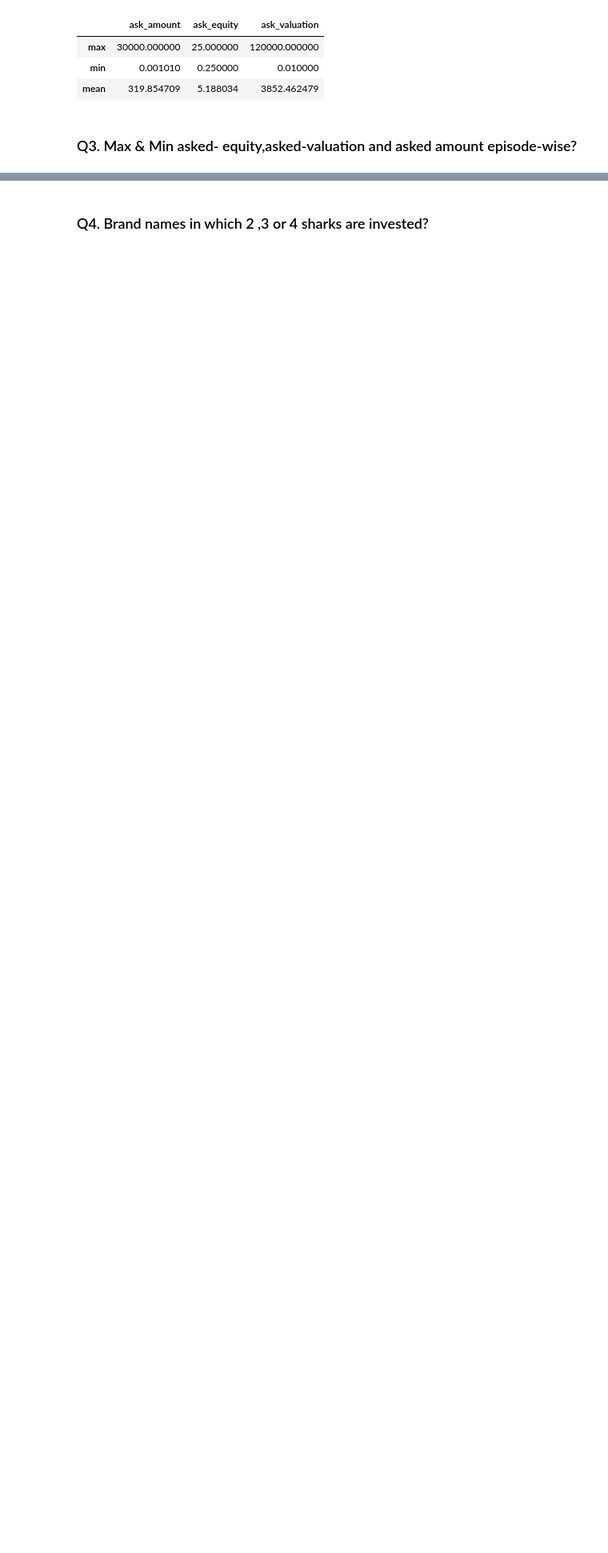
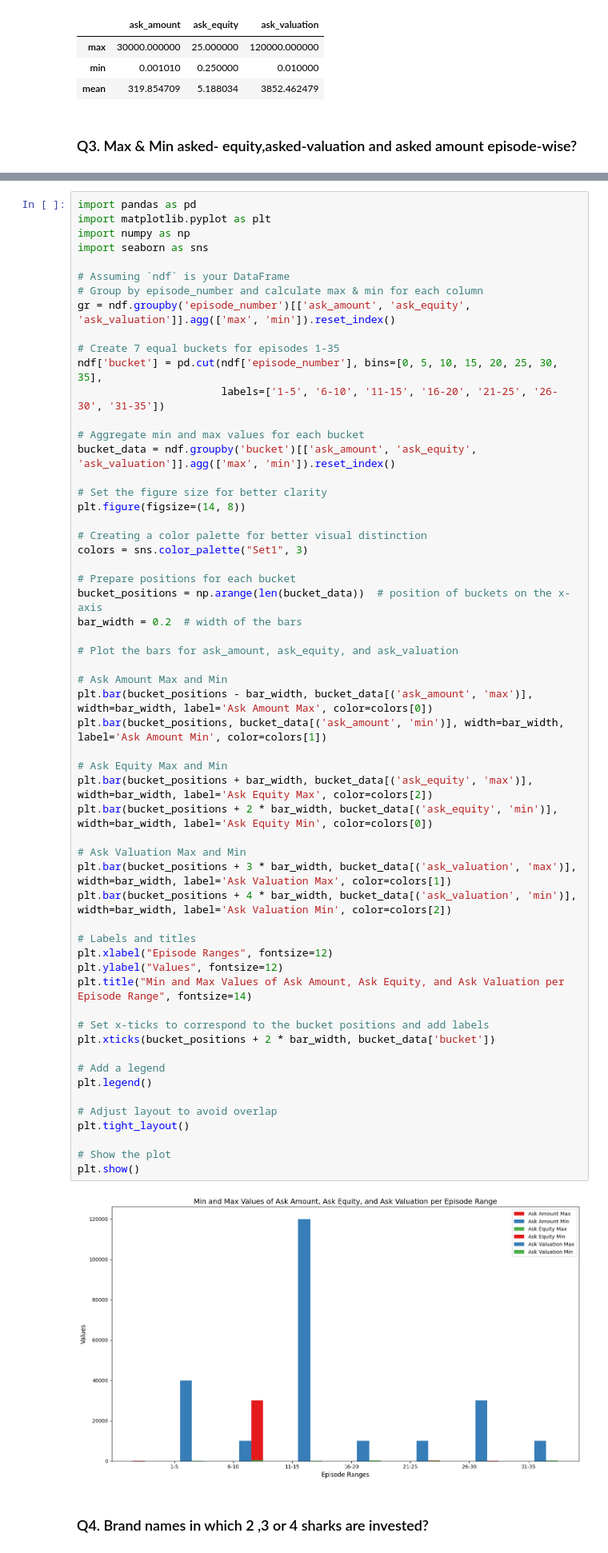
Before and after one commit to MoyukhRoy/Exploratory-Data-Analysis-EDA-, a Jupyter notebook: Shark tank/EDA_Sharktank.ipynb, the cells around one changed output, grey strips where cells are left out. Shown at 80% size. Saved outputs shown, nothing was run; the diff lists cells and outputs as text; blank space fills up the shorter version.

```diff
--- a/Shark tank/EDA_Sharktank.ipynb
+++ b/Shark tank/EDA_Sharktank.ipynb
@@ -147,6 +148,65 @@ gr
 | 33 | 40.0 | 35.00000 | 10.0 | 1.00 | 3500.00 | 400.00 |
 | 34 | 100.0 | 30.00000 | 10.0 | 1.00 | 10000.00 | 400.00 |
 | 35 | 100.0 | 40.00000 | 8.0 | 2.50 | 4000.00 | 500.00 |
+# %%
+import pandas as pd
+import matplotlib.pyplot as plt
+import numpy as np
+import seaborn as sns
+
+# Assuming `ndf` is your DataFrame
+# Group by episode_number and calculate max & min for each column
+gr = ndf.groupby('episode_number')[['ask_amount', 'ask_equity', 'ask_valuation']].agg(['max', 'min']).reset_index()
+
+# Create 7 equal buckets for episodes 1-35
+ndf['bucket'] = pd.cut(ndf['episode_number'], bins=[0, 5, 10, 15, 20, 25, 30, 35],
+                       labels=['1-5', '6-10', '11-15', '16-20', '21-25', '26-30', '31-35'])
+
+# Aggregate min and max values for each bucket
+bucket_data = ndf.groupby('bucket')[['ask_amount', 'ask_equity', 'ask_valuation']].agg(['max', 'min']).reset_index()
+
+# Set the figure size for better clarity
+plt.figure(figsize=(14, 8))
+
+# Creating a color palette for better visual distinction
+colors = sns.color_palette("Set1", 3)
+
+# Prepare positions for each bucket
+bucket_positions = np.arange(len(bucket_data))  # position of buckets on the x-axis
+bar_width = 0.2  # width of the bars
+
+# Plot the bars for ask_amount, ask_equity, and ask_valuation
+
+# Ask Amount Max and Min
+plt.bar(bucket_positions - bar_width, bucket_data[('ask_amount', 'max')], width=bar_width, label='Ask Amount Max', color=colors[0])
+plt.bar(bucket_positions, bucket_data[('ask_amount', 'min')], width=bar_width, label='Ask Amount Min', color=colors[1])
+
+# Ask Equity Max and Min
+plt.bar(bucket_positions + bar_width, bucket_data[('ask_equity', 'max')], width=bar_width, label='Ask Equity Max', color=colors[2])
+plt.bar(bucket_positions + 2 * bar_width, bucket_data[('ask_equity', 'min')], width=bar_width, label='Ask Equity Min', color=colors[0])
+
+# Ask Valuation Max and Min
+plt.bar(bucket_positions + 3 * bar_width, bucket_data[('ask_valuation', 'max')], width=bar_width, label='Ask Valuation Max', color=colors[1])
+plt.bar(bucket_positions + 4 * bar_width, bucket_data[('ask_valuation', 'min')], width=bar_width, label='Ask Valuation Min', color=colors[2])
+
+# Labels and titles
+plt.xlabel("Episode Ranges", fontsize=12)
+plt.ylabel("Values", fontsize=12)
+plt.title("Min and Max Values of Ask Amount, Ask Equity, and Ask Valuation per Episode Range", fontsize=14)
+
+# Set x-ticks to correspond to the bucket positions and add labels
+plt.xticks(bucket_positions + 2 * bar_width, bucket_data['bucket'])
+
+# Add a legend
+plt.legend()
+
+# Adjust layout to avoid overlap
+plt.tight_layout()
+
+# Show the plot
+plt.show()
+# %% [output]
+[figure, added]
 # %% [markdown]
 ### Q4. Brand names in which 2 ,3 or 4 sharks are invested?
 # %%
```
Also changed, not shown: parts of 11 cells of this notebook.
